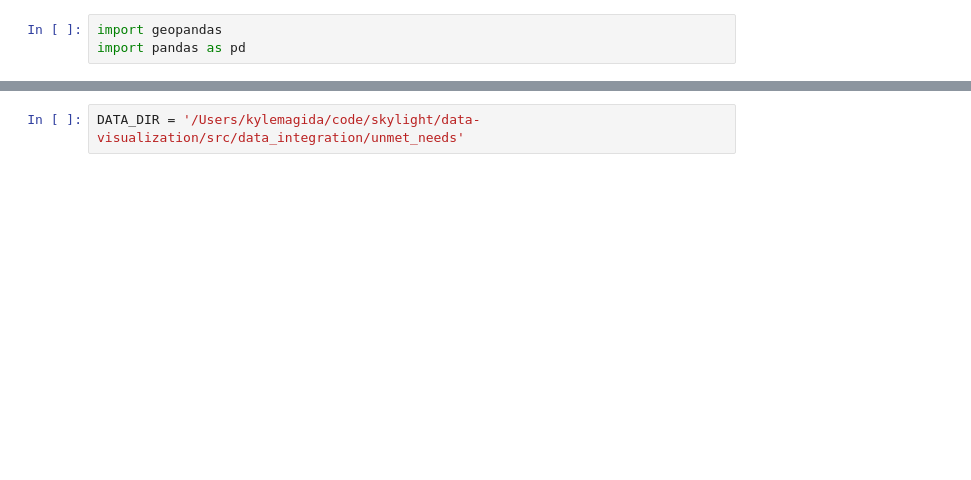
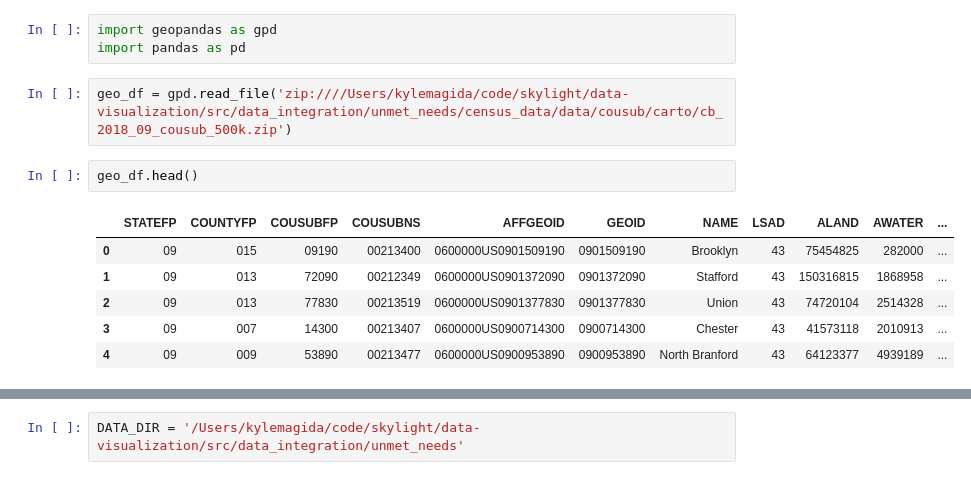
Before and after one commit to ctoec/data-visualization, a Jupyter notebook: src/data_integration/unmet_needs/view_shapefiles.ipynb, the cells around one changed output, grey strips where cells are left out. Cells and saved outputs as stored; diff of their text form; blank space fills up the shorter version.

```diff
--- a/src/data_integration/unmet_needs/view_shapefiles.ipynb
+++ b/src/data_integration/unmet_needs/view_shapefiles.ipynb
@@ -1,3 +1,14 @@
 # %%
-import geopandas
+import geopandas as gpd
 import pandas as pd
+# %%
+geo_df = gpd.read_file('zip:////Users/kylemagida/code/skylight/data-visualization/src/data_integration/unmet_needs/census_data/data/cousub/carto/cb_2018_09_cousub_500k.zip')
+# %%
+geo_df.head()
+# %% [output]
+|  | STATEFP | COUNTYFP | COUSUBFP | COUSUBNS | AFFGEOID | GEOID | NAME | LSAD | ALAND | AWATER | ... |
+| 0 | 09 | 015 | 09190 | 00213400 | 0600000US0901509190 | 0901509190 | Brooklyn | 43 | 75454825 | 282000 | ... |
+| 1 | 09 | 013 | 72090 | 00212349 | 0600000US0901372090 | 0901372090 | Stafford | 43 | 150316815 | 1868958 | ... |
+| 2 | 09 | 013 | 77830 | 00213519 | 0600000US0901377830 | 0901377830 | Union | 43 | 74720104 | 2514328 | ... |
+| 3 | 09 | 007 | 14300 | 00213407 | 0600000US0900714300 | 0900714300 | Chester | 43 | 41573118 | 2010913 | ... |
+| 4 | 09 | 009 | 53890 | 00213477 | 0600000US0900953890 | 0900953890 | North Branford | 43 | 64123377 | 4939189 | ... |
```
Also changed, not shown: parts of 8 cells of this notebook, 1 other file.
